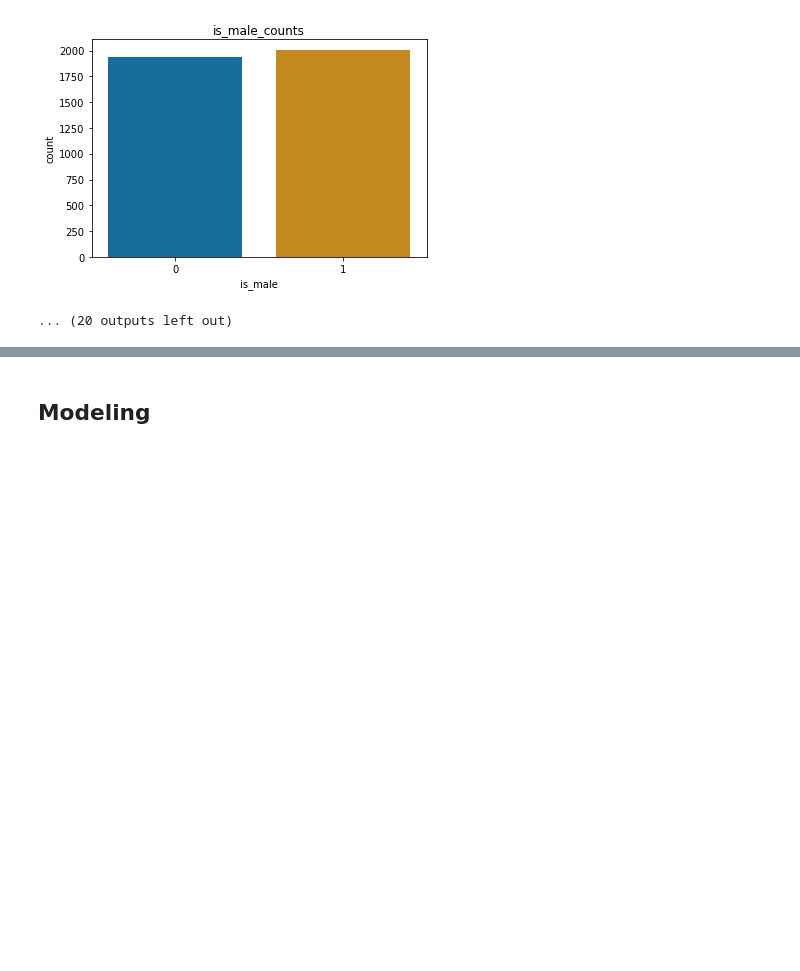
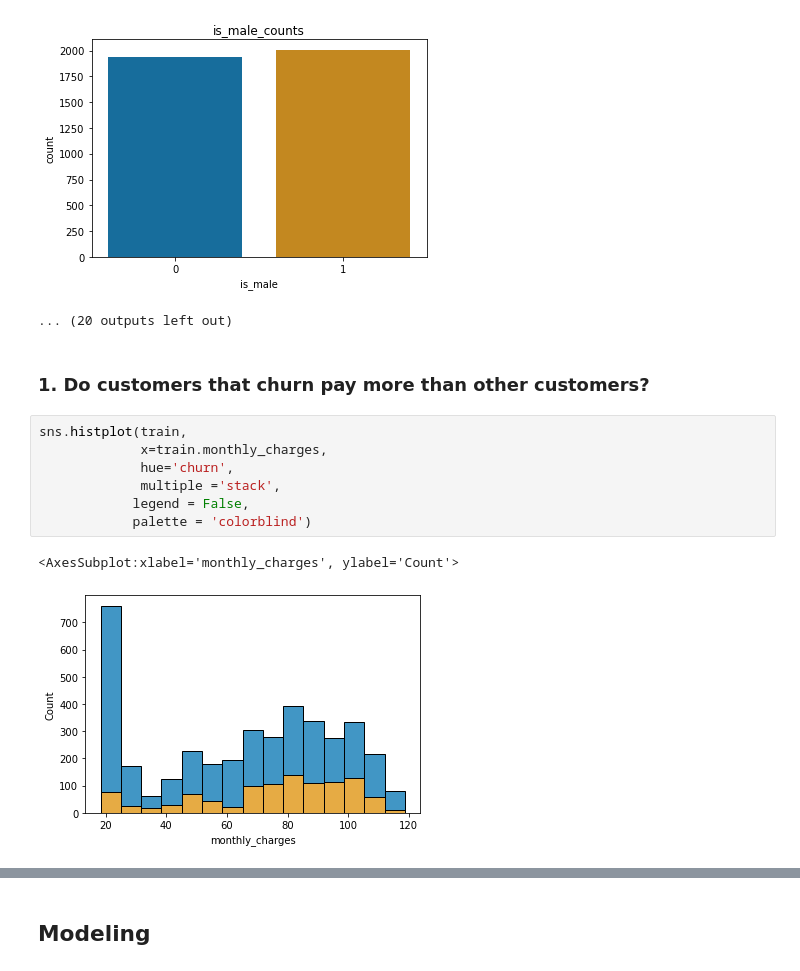
Before and after one commit to jnolf/Codeup-Projects, a Jupyter notebook: classifications_project_workbook.ipynb, the cells around one changed output, grey strips where cells are left out. Cells and saved outputs as stored; diff of their text form; blank space fills up the shorter version.

```diff
--- a/classifications_project_workbook.ipynb
+++ b/classifications_project_workbook.ipynb
@@ -426,3 +423,15 @@ Credit card (automatic)                    865
 0            1936
 [figure]
 ... (20 outputs left out)
+# %% [markdown]
+### 1. Do customers that churn pay more than other customers?
+# %%
+sns.histplot(train,
+             x=train.monthly_charges,
+             hue='churn',
+             multiple ='stack',
+            legend = False,
+            palette = 'colorblind')
+# %% [output]
+<AxesSubplot:xlabel='monthly_charges', ylabel='Count'>
+[figure, added]
```
Also changed, not shown: parts of 79 cells of this notebook, 2 other files.
